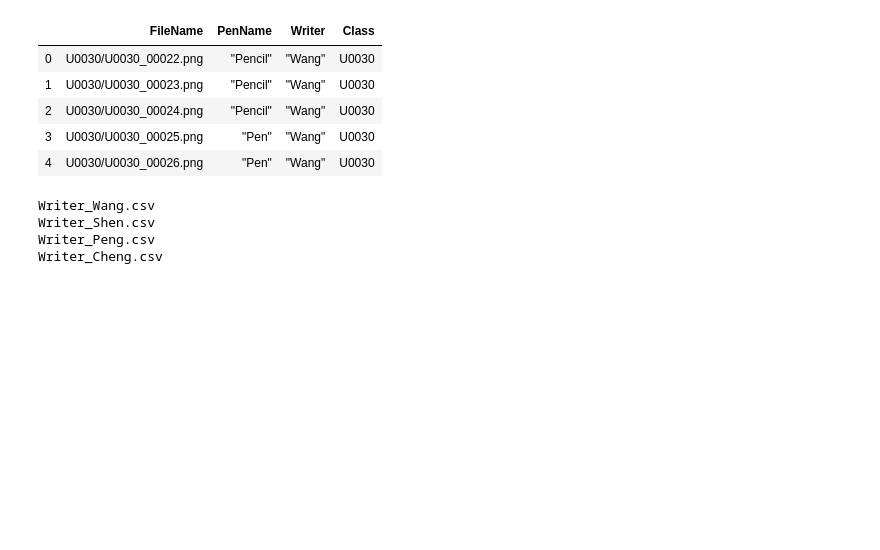
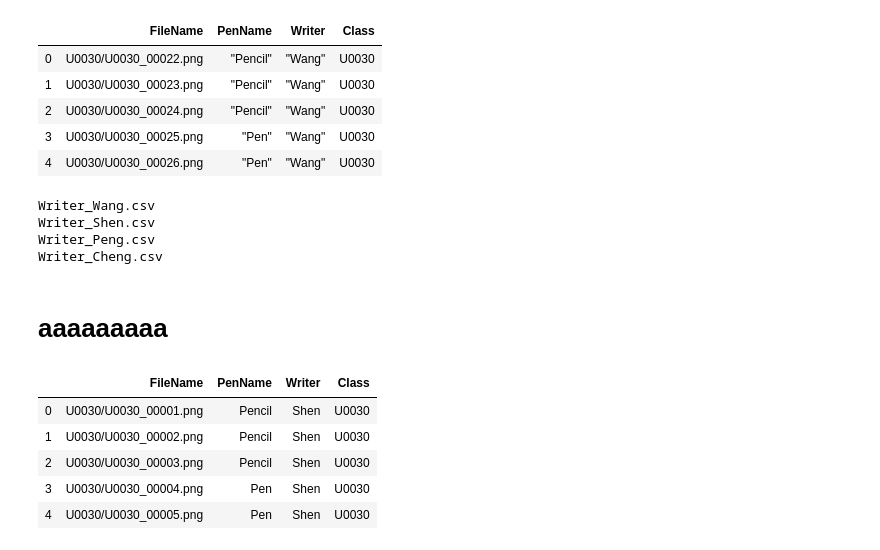
Before and after one commit to Alchemistyui/Image-and-Video-Recognition, a Jupyter notebook: split_train_val.ipynb, the cells around one changed output. Cells and saved outputs as stored; diff of their text form; code cells hidden in the pictures; blank space fills up the shorter version.

```diff
--- a/split_train_val.ipynb
+++ b/split_train_val.ipynb
@@ -170,3 +170,15 @@ Writer_Wang.csv
 Writer_Shen.csv
 Writer_Peng.csv
 Writer_Cheng.csv
+# %% [markdown]
+#  aaaaaaaaa
+# %%
+df = pd.read_csv('/Users/Alchemist/Desktop/final_project/data/csv_files/Writer_Shen.csv')
+df.head()
+# %% [output]
+|  | FileName | PenName | Writer | Class |
+| 0 | U0030/U0030_00001.png | Pencil | Shen | U0030 |
+| 1 | U0030/U0030_00002.png | Pencil | Shen | U0030 |
+| 2 | U0030/U0030_00003.png | Pencil | Shen | U0030 |
+| 3 | U0030/U0030_00004.png | Pen | Shen | U0030 |
+| 4 | U0030/U0030_00005.png | Pen | Shen | U0030 |
```
Also changed, not shown: parts of 3 cells of this notebook, 23 other files.
